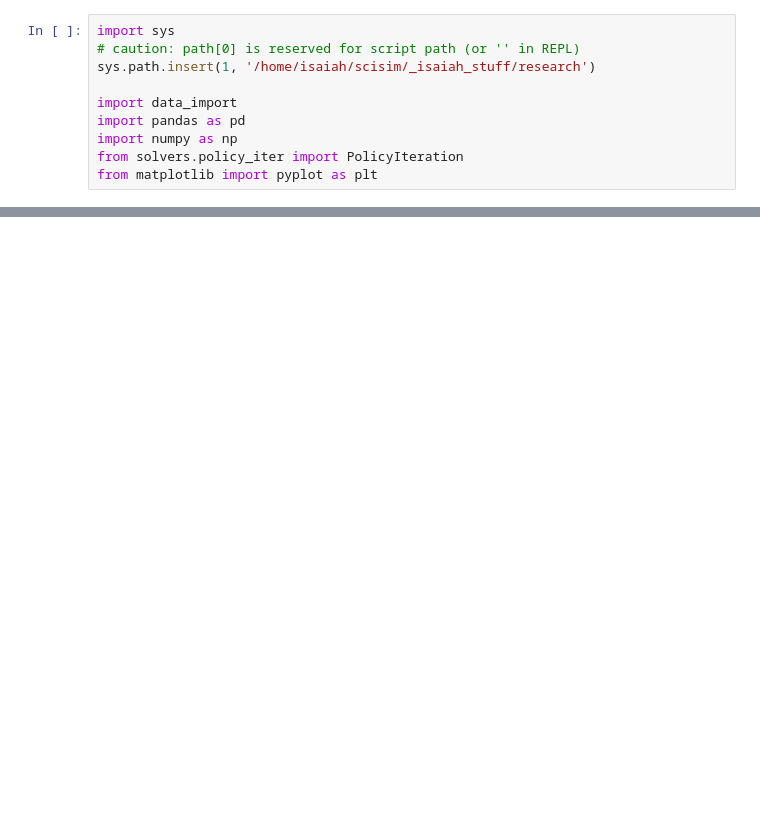
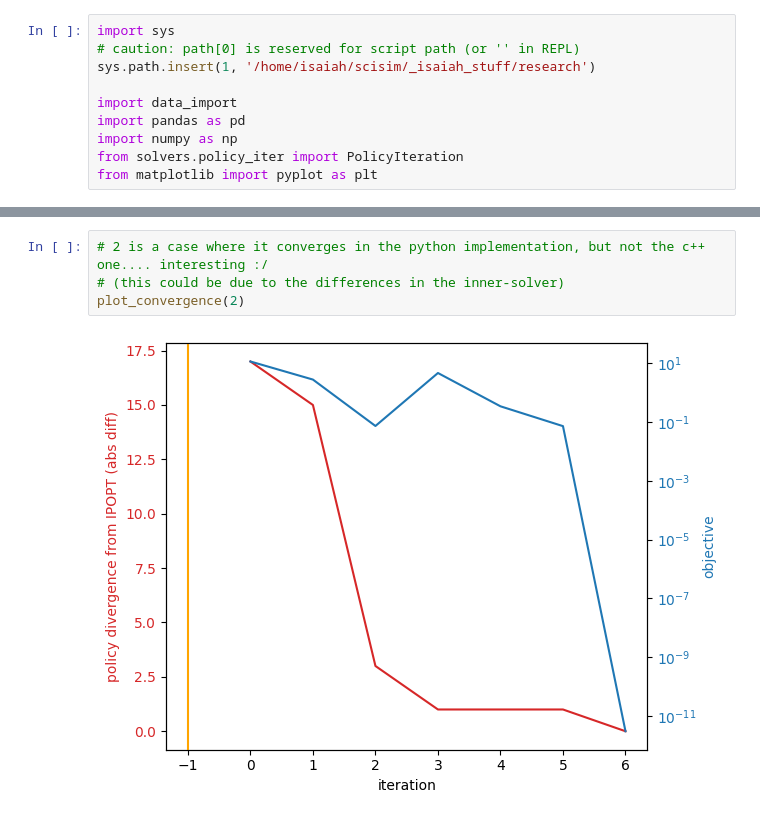
Before and after one commit to IsaiahWitzke/scisim, a Jupyter notebook: _isaiah_stuff/research/util/apr_2.ipynb, the cells around one changed output, grey strips where cells are left out. Cells and saved outputs as stored; diff of their text form; blank space fills up the shorter version.

```diff
--- a/_isaiah_stuff/research/util/apr_2.ipynb
+++ b/_isaiah_stuff/research/util/apr_2.ipynb
@@ -83,0 +93,6 @@ print(main_df['pi_solver'][0].intermediate_objective[-2])
+# %%
+# 2 is a case where it converges in the python implementation, but not the c++ one.... interesting :/
+# (this could be due to the differences in the inner-solver)
+plot_convergence(2)
+# %% [output]
+[figure, added]
```
Also changed, not shown: parts of 16 cells of this notebook, 7 other files.
